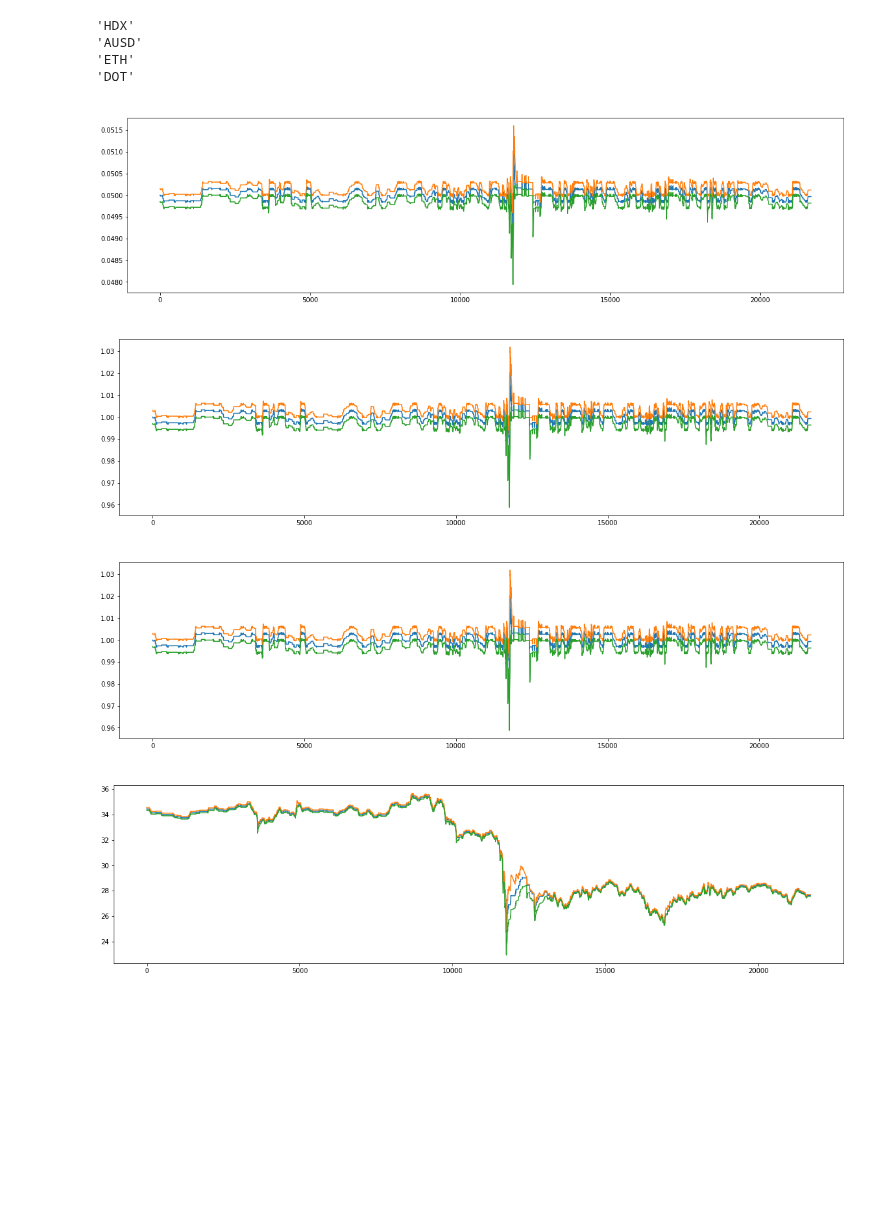
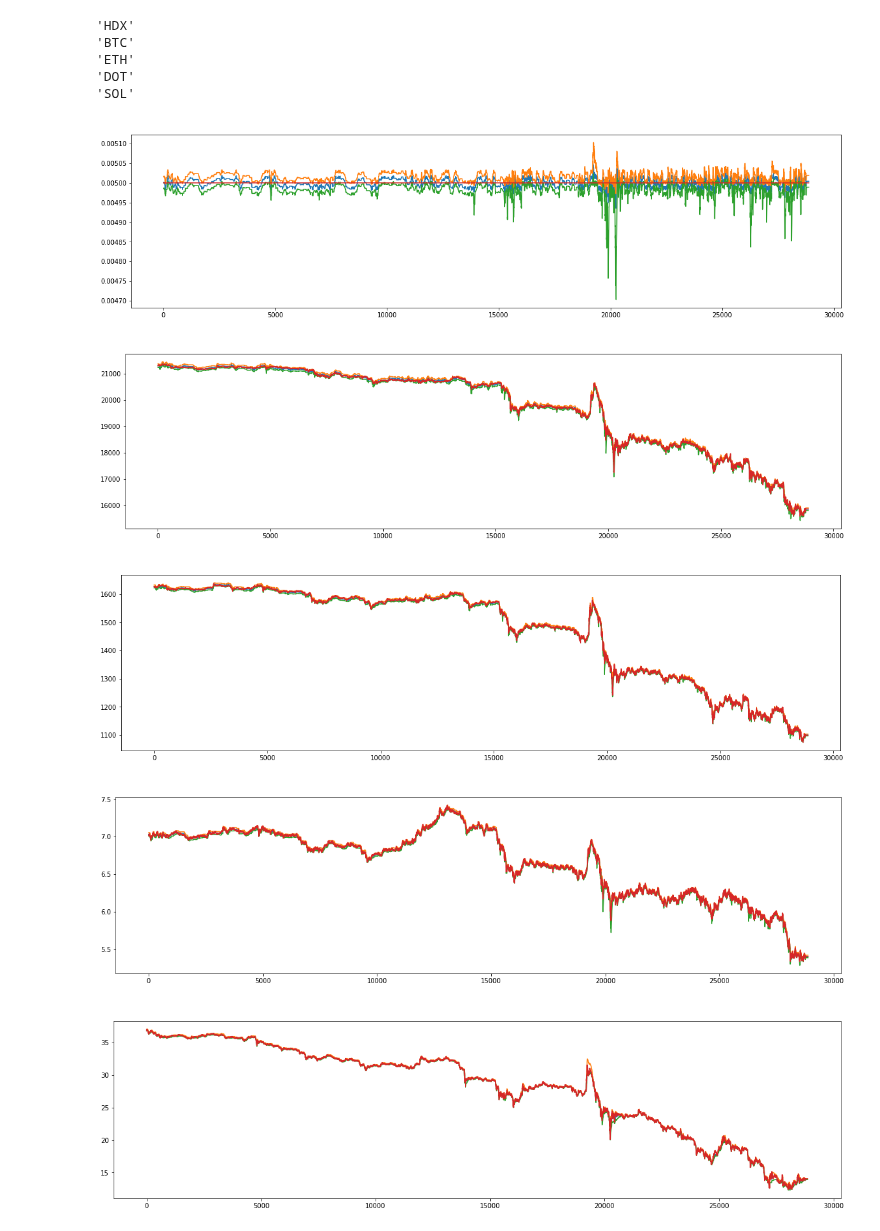
Before and after one commit to galacticcouncil/HydraDX-simulations, a Jupyter notebook: hydradx/notebooks/Omnipool/DynamicFeesComaprison3.ipynb, the cells around one changed output. Cells and saved outputs as stored; diff of their text form; code cells hidden in the pictures; blank space fills up the shorter version.

Commit message:
Added more price data. Extended DynamicFeesComaprison3.ipynb to simulate movements of multiple assets at once.

```diff
--- a/hydradx/notebooks/Omnipool/DynamicFeesComaprison3.ipynb
+++ b/hydradx/notebooks/Omnipool/DynamicFeesComaprison3.ipynb
@@ -53,15 +70,19 @@ from model.amm.global_state import GlobalState, fluctuate_prices, historical_pri
 # same seed, same parameters = same simulation result
 random.seed(42)
 
+assets = {}
+omnipool_assets = ['HDX', 'USD', 'AUSD', 'ETH', 'DOT']
+
 assets = {
-    'HDX': {'usd price': 0.05, 'weight': 0.10},
-    'USD': {'usd price': 1, 'weight': 0.10},
-    'AUSD': {'usd price': 1, 'weight': 0.10},
-    'ETH': {'usd price': 1, 'weight': 0.60},
-    'DOT': {'usd price': price_list[0]['DOT'], 'weight': 0.10}
+    'HDX': {'usd price': 0.005, 'weight': 0.10},
+    'USD': {'usd price': 1, 'weight': 0.30},
+    'BTC': {'usd price': price_list[0]['BTC'], 'weight': 0.10},
+    'ETH': {'usd price': price_list[0]['ETH'], 'weight': 0.10},
+    'DOT': {'usd price': price_list[0]['DOT'], 'weight': 0.30},
+    'SOL': {'usd price': price_list[0]['SOL'], 'weight': 0.10},
 }
 
-lrna_price_usd = 0.07
+lrna_price_usd = 22
 initial_omnipool_tvl = 10000000
 liquidity = {}
 lrna = {}
@@ -95,15 +116,15 @@ initial_state = GlobalState(
     },
     agents = {
         'Arbitrageur': Agent(
-            holdings={'HDX': 1000000000, 'USD': 1000000000, 'R1': 1000000000, 'R2': 3000000000, 'DOT': 1000000000, 'LRNA': 1000000000, 'AUSD': 1000000000, 'ETH': 1000000000},
+            holdings={'HDX': 1000000000, 'USD': 1000000000, 'R1': 1000000000, 'R2': 3000000000, 'DOT': 1000000000, 'LRNA': 1000000000, 'AUSD': 1000000000, 'ETH': 1000000000, 'SOL': 1000000000, 'BTC': 1000000000},
             trade_strategy=omnipool_arbitrage(
                 pool_id='omnipool',
-                arb_attempts=5,
+                arb_attempts=3,
                 # skip_assets=['HDX']
             )
         ),
         'Trader': Agent(
-            holdings={'HDX': 1000000000, 'USD': 1000000000, 'R1': 1000000000, 'R2': 3000000000, 'DOT': 1000000000, 'LRNA': 1000000000, 'AUSD': 1000000000, 'ETH': 1000000000},
+            holdings={'HDX': 1000000000, 'USD': 1000000000, 'R1': 1000000000, 'R2': 3000000000, 'DOT': 1000000000, 'LRNA': 1000000000, 'AUSD': 1000000000, 'ETH': 1000000000, 'SOL': 1000000000, 'BTC': 1000000000},
             trade_strategy=back_and_forth(
                 pool_id='omnipool',
                 percentage=0.000003
@@ -117,8 +138,8 @@ initial_state = GlobalState(
             holdings={'DOT': liquidity['DOT'] / 10},
             trade_strategy=invest_all('omnipool')
         ),
-        'LPAUSD': Agent(
-            holdings={'AUSD': liquidity['AUSD'] / 10},
+        'LPUSD': Agent(
+            holdings={'USD': liquidity['USD'] / 10},
             trade_strategy=invest_all('omnipool')
         ),
         'LPETH': Agent(
@@ -157,36 +178,41 @@ USD_fees = [None]*len(events)
 USD_lrna_fees = [None]*len(events)
 for i in range(len(events)):
     op = events[i]['state'].pools['omnipool']
     USD_fees[i] = op.last_fee['USD']
     USD_lrna_fees[i] = op.last_lrna_fee['USD']
 
 
 for tkn in initial_state.pools['omnipool'].asset_list:
     if tkn == 'USD':
         continue
     prices = [None]*len(events)
     last_fees = [None]*len(events)
     last_lrna_fees = [None]*len(events)
     buy_prices = [None]*len(events)
     sell_prices = [None]*len(events)
+    market_prices = [None]*len(events)
     for i in range(len(events)):
         op = events[i]['state'].pools['omnipool']
+        market_prices[i] = events[i]['state'].external_market[tkn]
         prices[i] = op.usd_price(tkn)
         last_fees[i] = op.last_fee[tkn]
         last_lrna_fees[i] = op.last_lrna_fee[tkn]
         buy_prices[i] = prices[i] / (1 - last_fees[i]) / (1 - USD_lrna_fees[i])
         sell_prices[i] = prices[i] * (1 - USD_fees[i]) * (1 - last_lrna_fees[i])
 
     ax = pu.plot(prices)
     ax = pu.plot(buy_prices, subplot=ax)
+    ax = pu.plot(sell_prices, subplot=ax)
     pprint(tkn)
-    pu.plot(sell_prices, subplot=ax)
+    pu.plot(market_prices, subplot=ax)
 # %% [output]
 'HDX'
-'AUSD'
+'BTC'
 'ETH'
 'DOT'
+'SOL'
-[figure, old version]
+[figure, new version]
-[figure, old version]
+[figure, new version]
-[figure, old version]
+[figure, new version]
-[figure, old version]
+[figure, new version]
+[figure, added]
```
Also changed, not shown: parts of 18 cells of this notebook, 16 other files.
